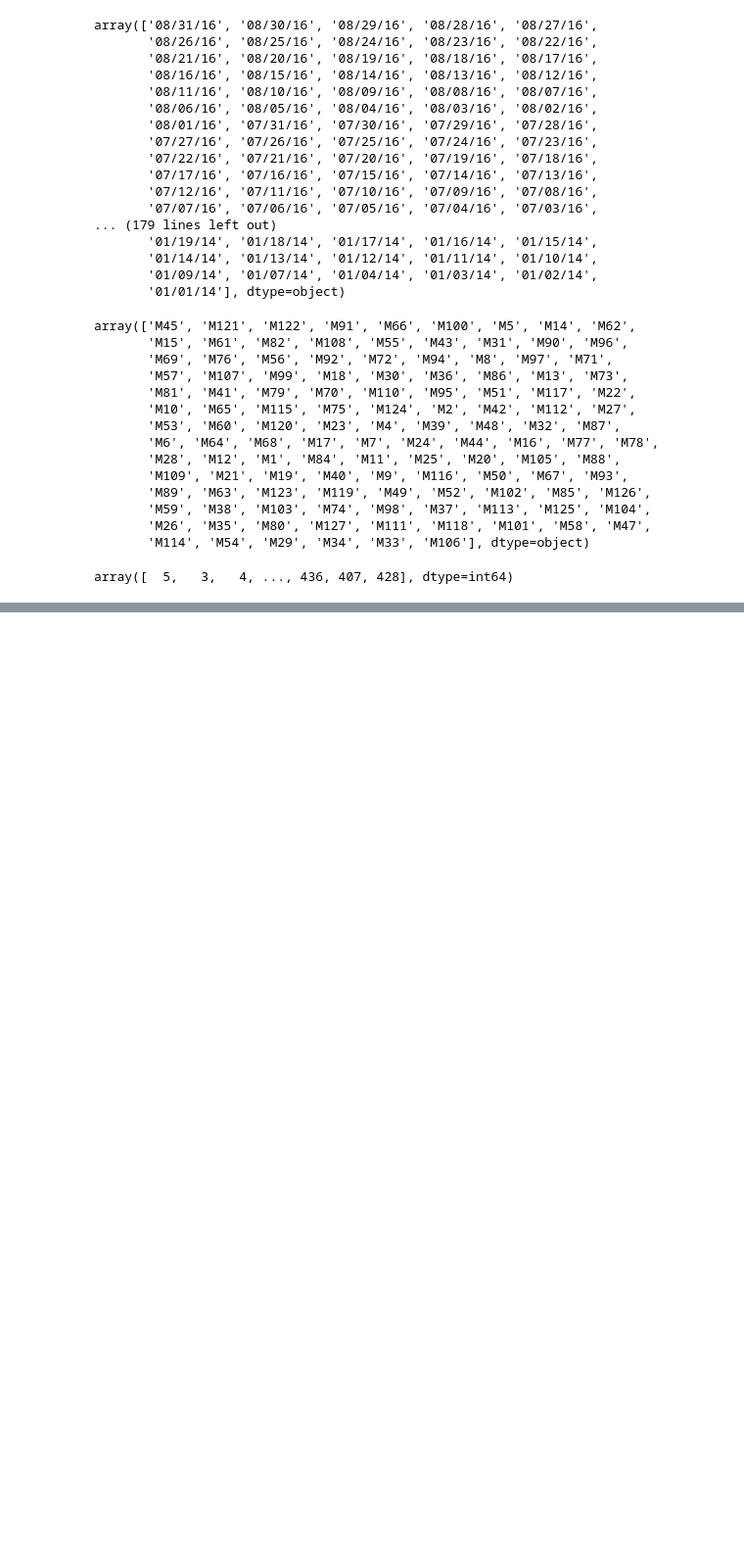
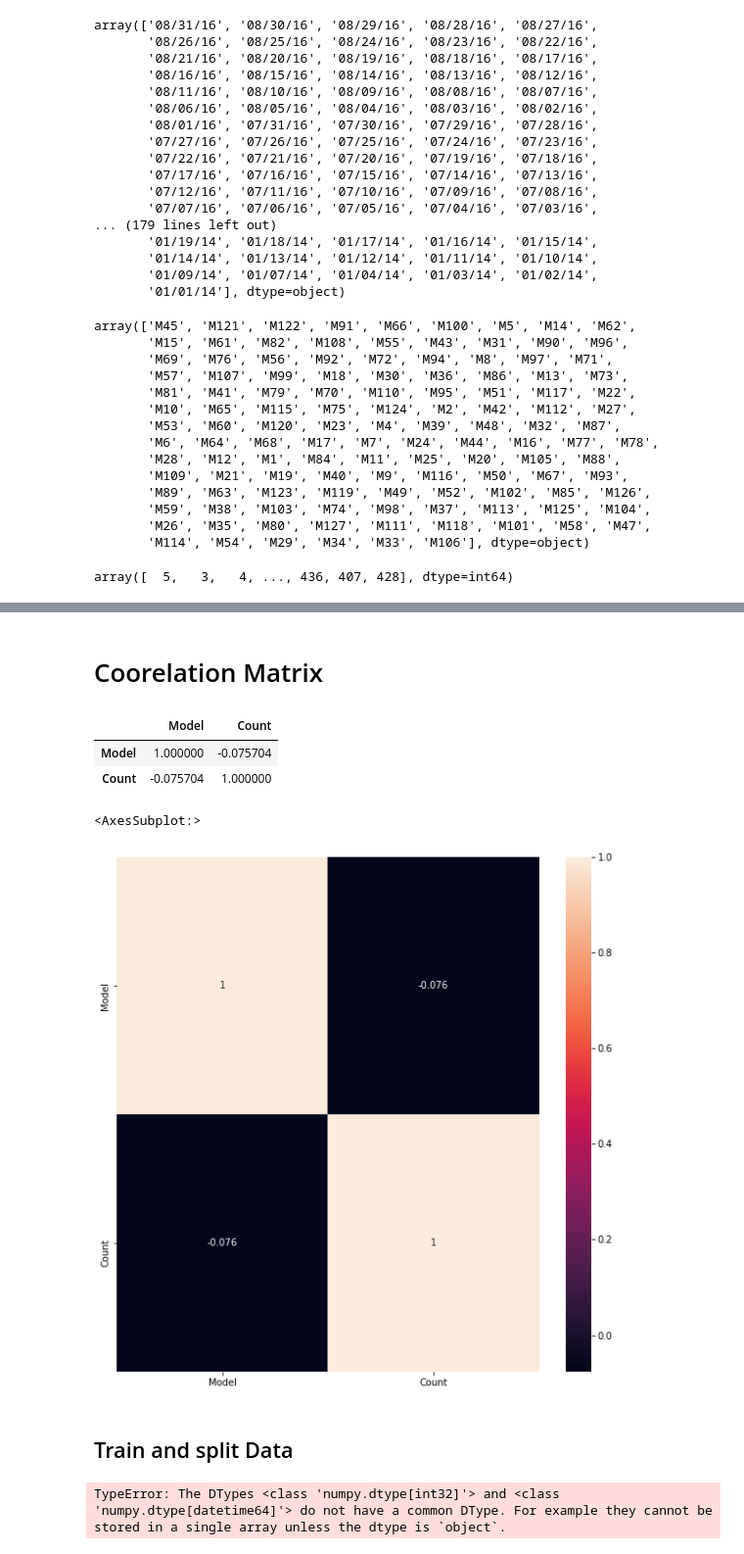
Before and after one commit to MohdIstiaqHossainJunaid/Mohd-Istiaq-Hossain-Junaid-1821577642_CSE445_Spring-21, a Jupyter notebook: Problem 2/TV sales.ipynb, the cells around one changed output, grey strips where cells are left out. Shown: that part at 98% size. Cells and saved outputs as stored; diff of their text form; code cells hidden in the pictures; blank space fills up the shorter version.

```diff
--- a/Problem 2/TV sales.ipynb
+++ b/Problem 2/TV sales.ipynb
@@ -148,0 +160,6 @@ sell.plot(kind="scatter", x="Date", y="Count", alpha=0.8)
+# %%
+from sklearn.preprocessing import LabelEncoder
+le = LabelEncoder()
+# %%
+sell['Model'] = le.fit_transform(sell['Model'])
+sell.head()
@@ -149,2 +185,21 @@ sell.plot(kind="scatter", x="Date", y="Count", alpha=0.8)
+# %% [markdown]
+# Coorelation Matrix
+# %%
+sell.corr()
+# %% [output]
+|  | Model | Count |
+| Model | 1.000000 | -0.075704 |
+| Count | -0.075704 | 1.000000 |
+# %%
+corr = sell.corr()
+fig, ax = plt.subplots(figsize=(10,10))
+sns.heatmap(corr, annot=True, ax=ax)
+# %% [output]
+<AxesSubplot:>
+[figure, added]
+# %% [markdown]
+
+
+## Train and split Data
 # %%
 from sklearn.model_selection import train_test_split
@@ -159,3 +214,5 @@ model=LinearRegression()
 # %%
-#model.fit(x_train,y_train)
+model.fit(x_train, y_train)
+# %% [output]
+TypeError: The DTypes <class 'numpy.dtype[int32]'> and <class 'numpy.dtype[datetime64]'> do not have a common DType. For example they cannot be stored in a single array unless the dtype is `object`.
 # %%
```
Also changed, not shown: parts of 29 cells of this notebook, 1 other file.
